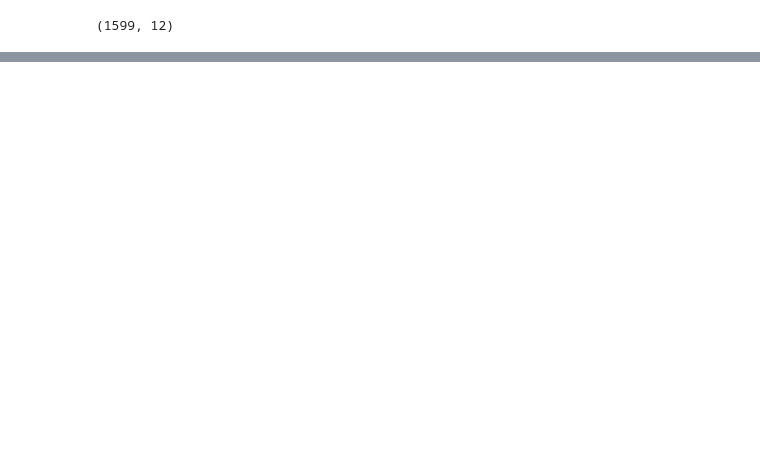
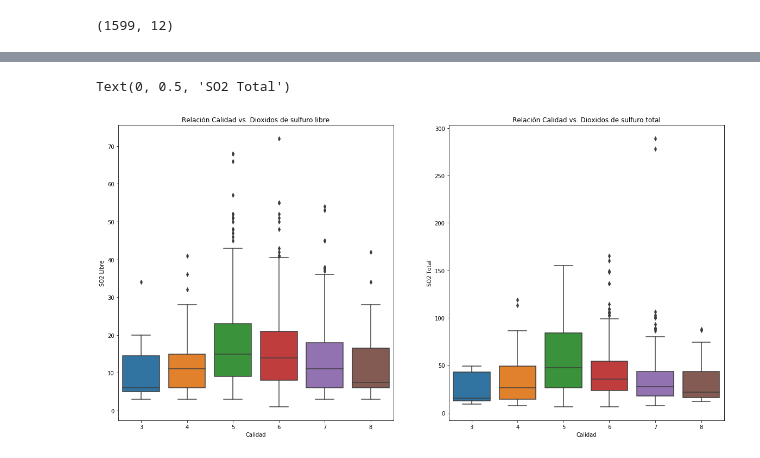
Before and after one commit to ElSeaCL/kaggle_redwine, a Jupyter notebook: code/red_wine_EDA.ipynb, the cells around one changed output, grey strips where cells are left out. Cells and saved outputs as stored; diff of their text form; code cells hidden in the pictures; blank space fills up the shorter version.

```diff
--- a/code/red_wine_EDA.ipynb
+++ b/code/red_wine_EDA.ipynb
@@ -69,0 +177,15 @@ df_total.isnull()
+# %%
+fig, ax = plt.subplots(1, 2, figsize=(20,10))
+
+sns.boxplot(x='quality', y='free sulfur dioxide', data=df_total, ax=ax[0])
+ax[0].set_title('Relación Calidad vs. Dioxidos de sulfuro libre')
+ax[0].set_xlabel('Calidad')
+ax[0].set_ylabel('SO2 Libre')
+
+sns.boxplot(x='quality', y='total sulfur dioxide', data=df_total, ax=ax[1])
+ax[1].set_title('Relación Calidad vs. Dioxidos de sulfuro total')
+ax[1].set_xlabel('Calidad')
+ax[1].set_ylabel('SO2 Total')
+# %% [output]
+Text(0, 0.5, 'SO2 Total')
+[figure, added]
```
Also changed, not shown: parts of 63 cells of this notebook.
